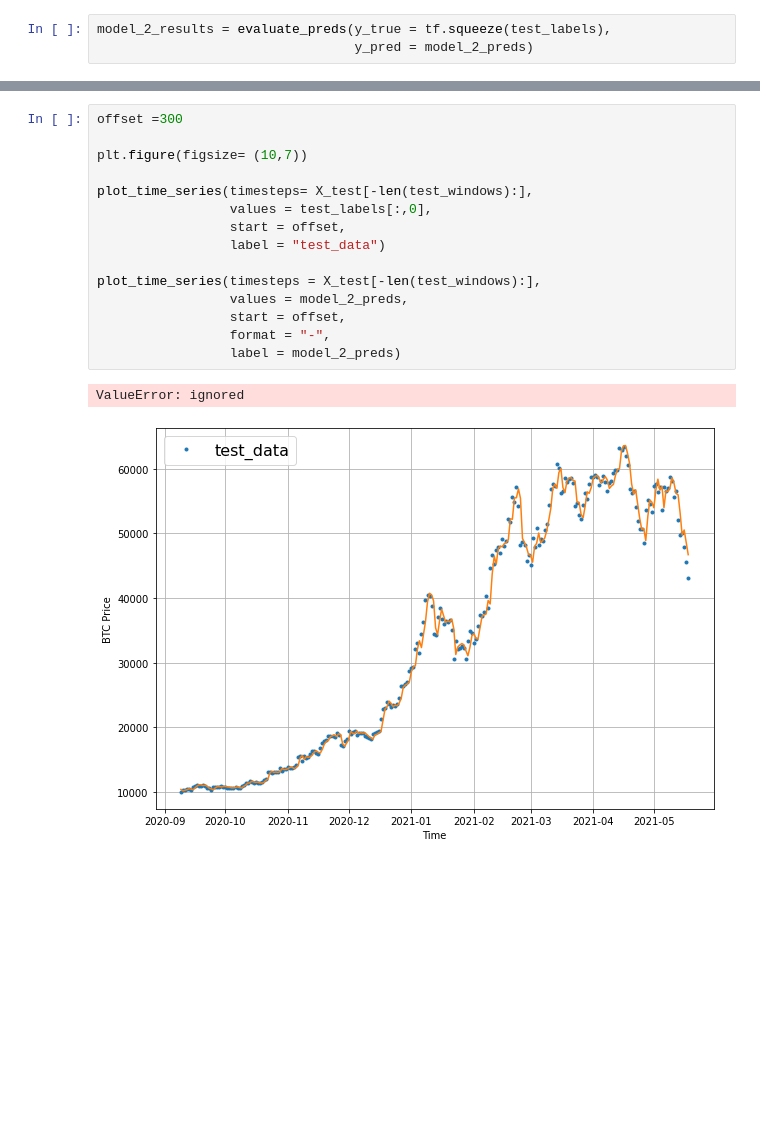
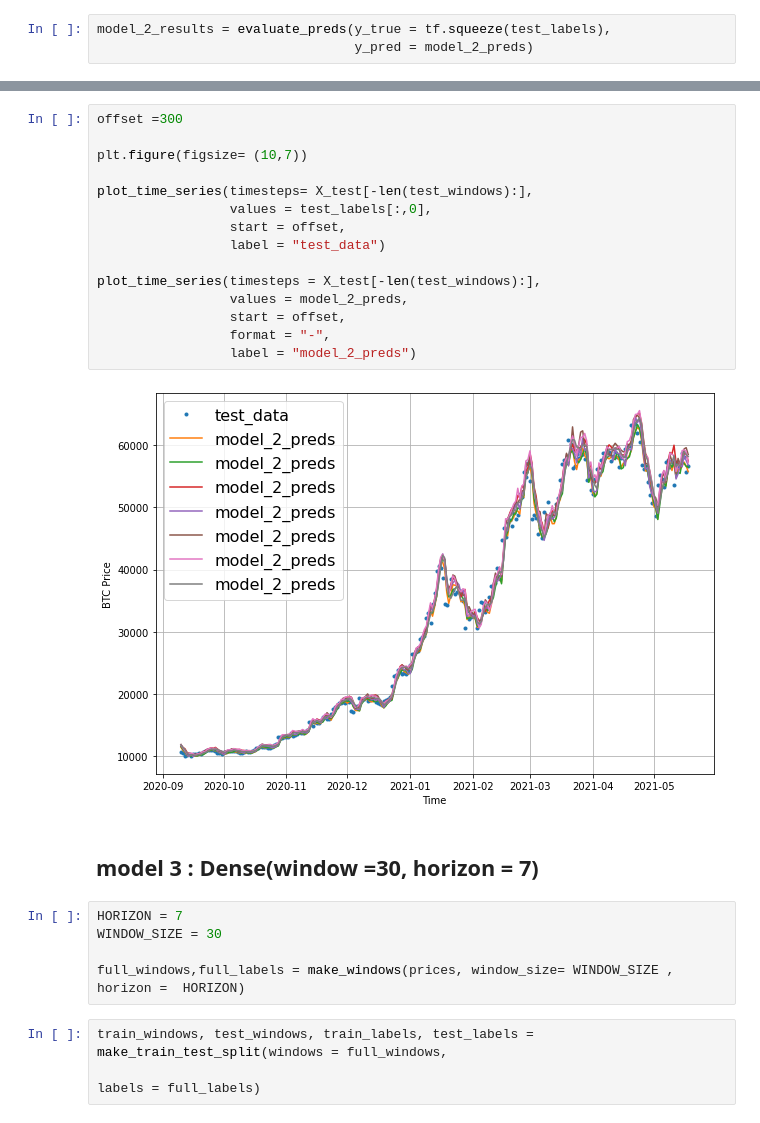
Before and after one commit to subodh2708/deep-learning---tensorflow-2.0, a Jupyter notebook: 10_time_series_forecasting_with_tensorflow.ipynb, the cells around one changed output, grey strips where cells are left out. Saved outputs shown, nothing was run; the diff lists cells and outputs as text; blank space fills up the shorter version.

```diff
--- a/10_time_series_forecasting_with_tensorflow.ipynb
+++ b/10_time_series_forecasting_with_tensorflow.ipynb
@@ -455,18 +468,27 @@ model_2_results
 # %%
 offset =300
 
 plt.figure(figsize= (10,7))
 
 plot_time_series(timesteps= X_test[-len(test_windows):],
                  values = test_labels[:,0],
                  start = offset,
                  label = "test_data")
 
 plot_time_series(timesteps = X_test[-len(test_windows):],
                  values = model_2_preds,
                  start = offset,
                  format = "-",
-                 label = model_2_preds)
+                 label = "model_2_preds")
 # %% [output]
-ValueError: ignored
-[figure, old version]
+[figure, new version]
+# %% [markdown]
+## model 3 : Dense(window =30, horizon = 7)
+# %%
+HORIZON = 7
+WINDOW_SIZE = 30
+
+full_windows,full_labels = make_windows(prices, window_size= WINDOW_SIZE , horizon =  HORIZON)
+# %%
+train_windows, test_windows, train_labels, test_labels = make_train_test_split(windows = full_windows,
+                                                                               labels = full_labels)
```
Also changed, not shown: parts of 8 cells of this notebook.
